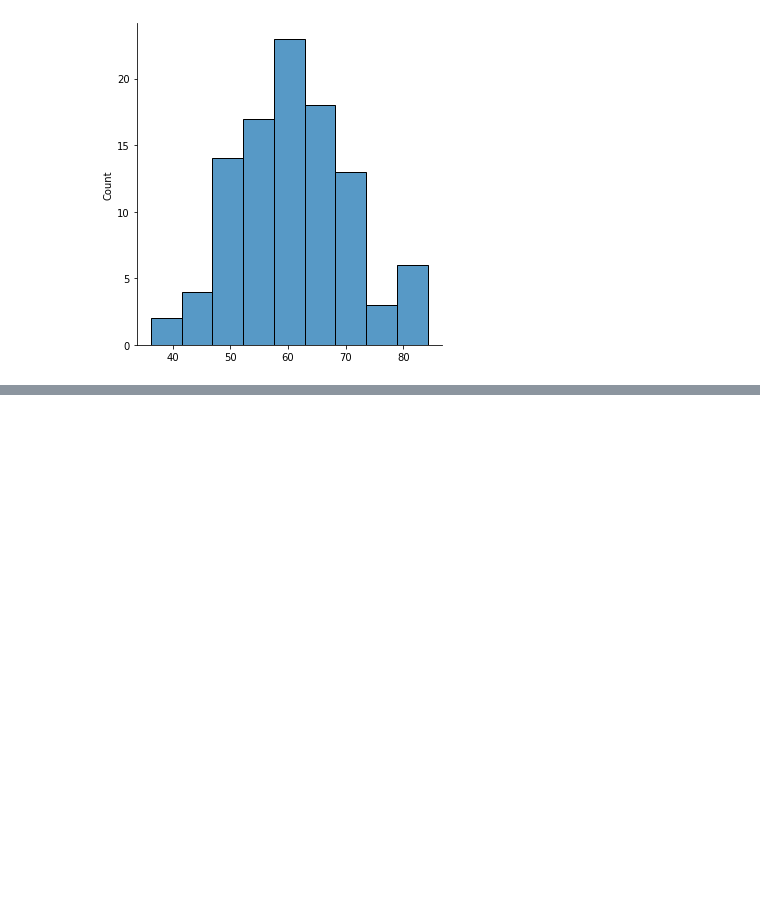
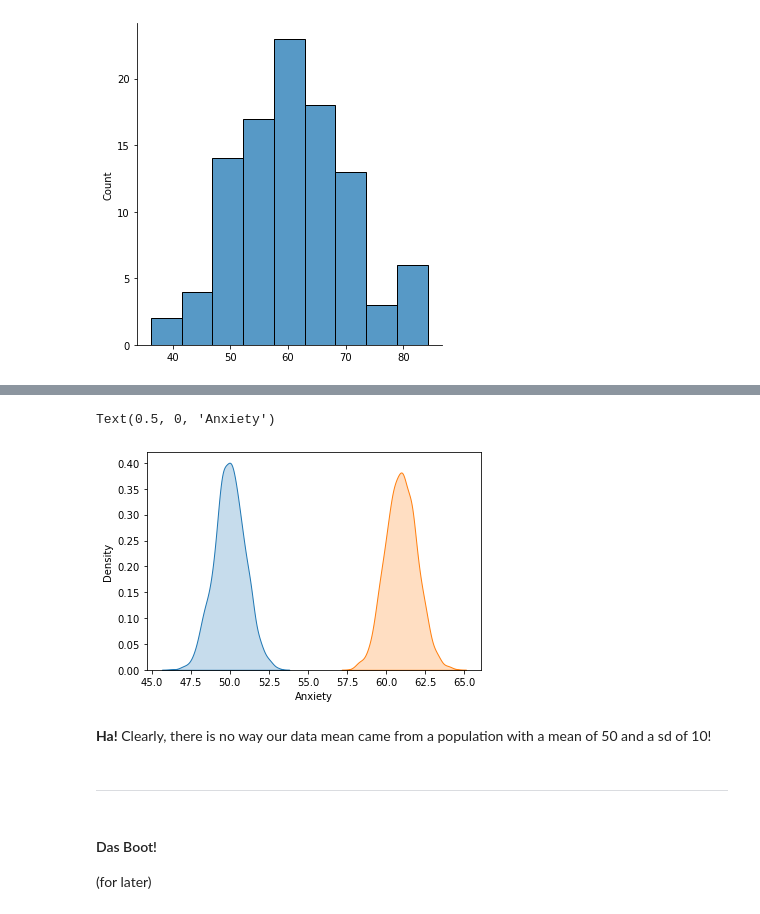
Before and after one commit to psychdatascience/FDS-CourseOne, a Jupyter notebook: tutorial012ExerciseTest.ipynb, the cells around one changed output, grey strips where cells are left out. Saved outputs shown, nothing was run; the diff lists cells and outputs as text; code cells hidden in the pictures; blank space fills up the shorter version.

```diff
--- a/tutorial012ExerciseTest.ipynb
+++ b/tutorial012ExerciseTest.ipynb
@@ -23,0 +68,9 @@ data.mean()
+# %%
+n_reps = 2000
+#theo_mean, theo_sd = 50, 10
+# We'll use the data mean and sd instead
+mc_means_data = np.zeros(n_reps)
+
+for i in range(n_reps) :
+    mc_data = my_mean + my_sd*np.random.randn(n_samples)
+    mc_means_data[i] = np.mean(mc_data)
@@ -24,2 +82,16 @@ data.mean()
+# %%
+anax = sns.kdeplot(x=mc_means, fill=True);
+sns.kdeplot(x=mc_means_data, fill=True);
+anax.set_xlabel("Anxiety");
+# %% [output]
+Text(0.5, 0, 'Anxiety')
+[figure, added]
+# %% [markdown]
+**Ha!** Clearly, there is no way our data mean came from a population with a mean of 50 and a sd of 10!
+# %% [markdown]
+---
+# %% [markdown]
+#### Das Boot!
+(for later)
 # %%
 bootdata = np.random.choice(data, size=nSamples)
```
Also changed, not shown: parts of 17 cells of this notebook.
